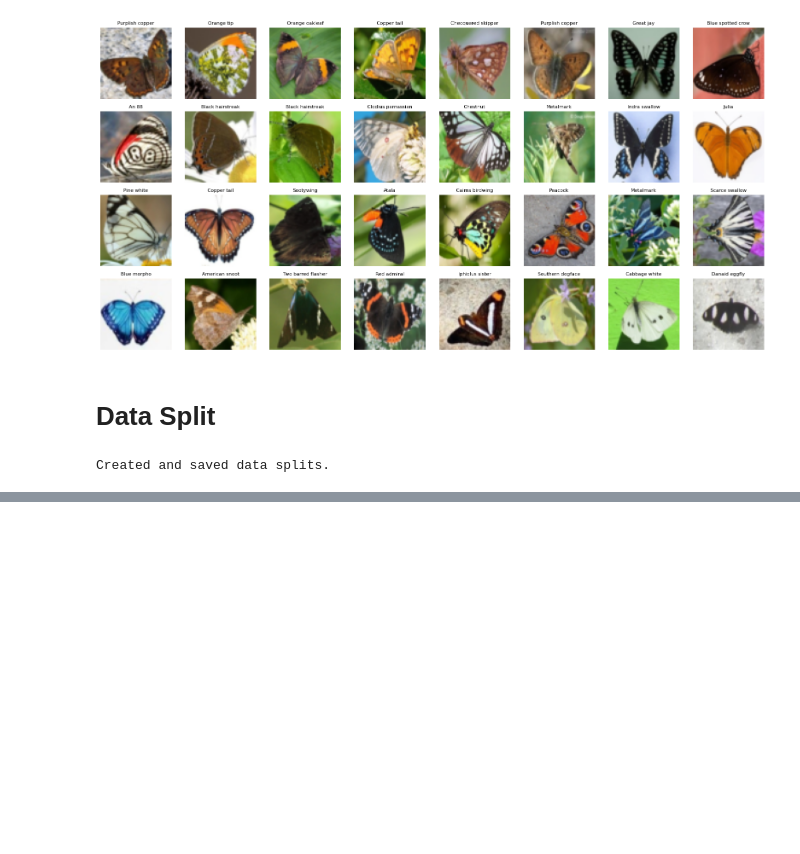
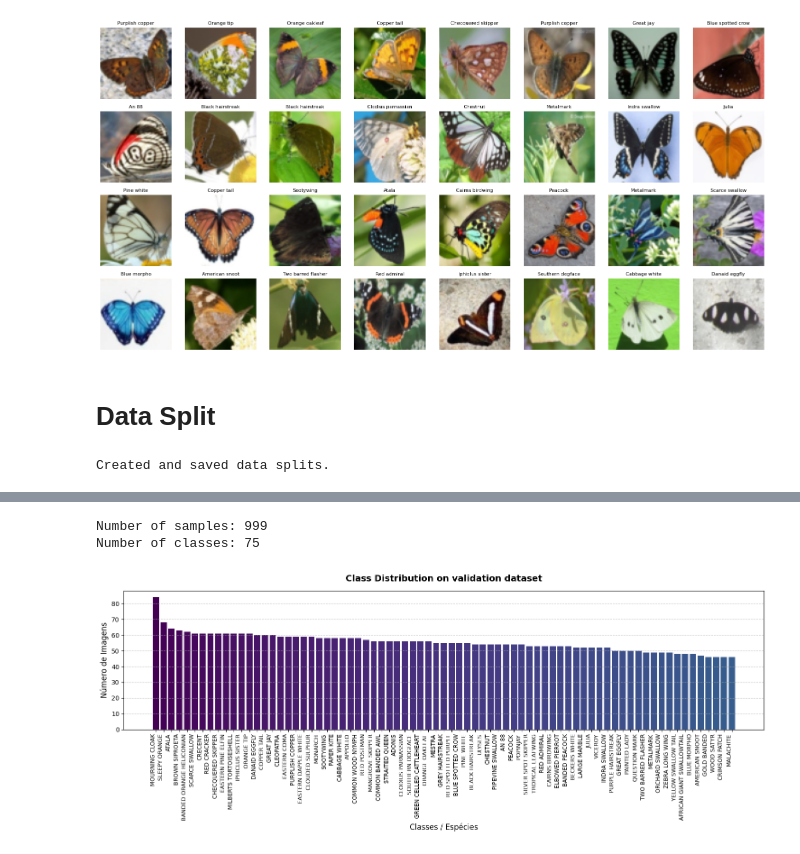
Before and after one commit to lightless-lamp/ACA-TP2, a Jupyter notebook: notebooks/00_data.ipynb, the cells around one changed output, grey strips where cells are left out. Saved outputs shown, nothing was run; the diff lists cells and outputs as text; code cells hidden in the pictures; blank space fills up the shorter version.

```diff
--- a/notebooks/00_data.ipynb
+++ b/notebooks/00_data.ipynb
@@ -89,0 +192,9 @@ Created and saved data splits.
+# %%
+# Val dataset
+print(f"Number of samples: {len(val_df)}")
+print(f"Number of classes: {len(val_df["label"].unique())}")
+plot_class_distribution(full_train_df, "Class Distribution on validation dataset")
+# %% [output]
+Number of samples: 999
+Number of classes: 75
+[figure, added]
```
Also changed, not shown: parts of 9 cells of this notebook.
